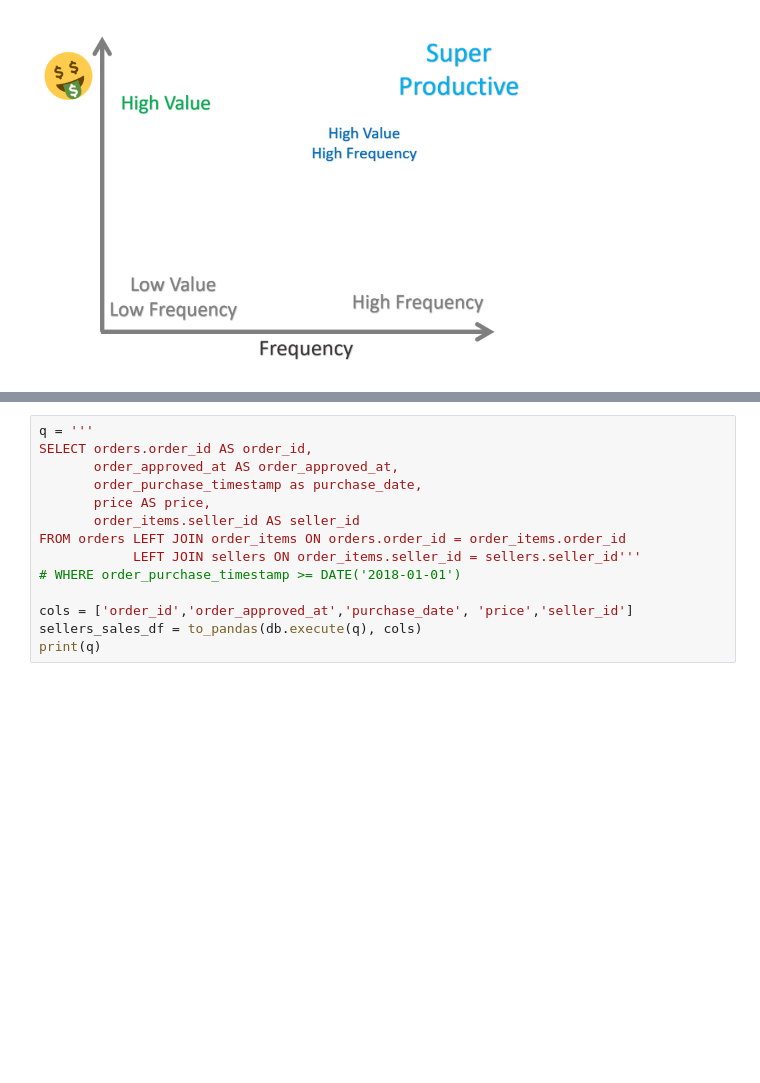
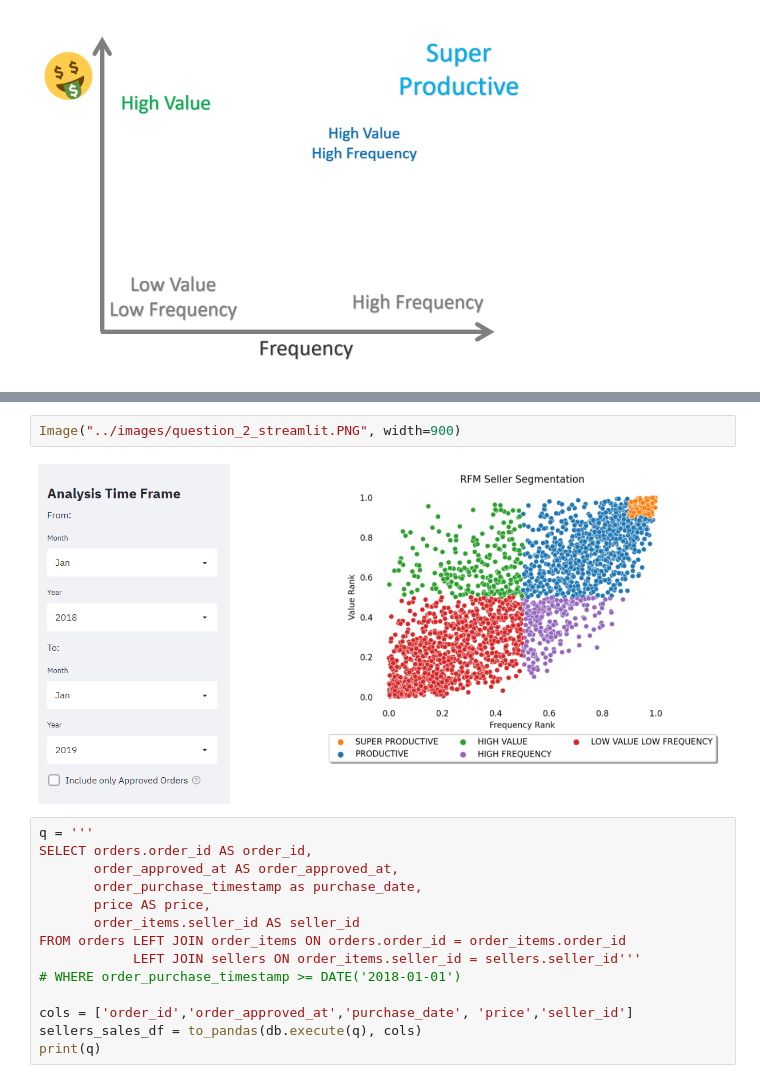
Before and after one commit to pauloreis-ds/olist, a Jupyter notebook: business_questions_insights/notebooks/1.0-pr-data-analysis-postgresql.ipynb, the cells around one changed output, grey strips where cells are left out. Drawn from its saved outputs; the diff is of its cells as text; blank space fills up the shorter version.

```diff
--- a/business_questions_insights/notebooks/1.0-pr-data-analysis-postgresql.ipynb
+++ b/business_questions_insights/notebooks/1.0-pr-data-analysis-postgresql.ipynb
@@ -491,3 +495,7 @@ Image("../images/type_of_sellers.PNG", width=500)
+# %%
+Image("../images/question_2_streamlit.PNG", width=900)
+# %% [output]
+[figure, added]
 # %%
 q = '''
 SELECT orders.order_id AS order_id,
```
Also changed, not shown: parts of 2 cells of this notebook, 2 other files.
